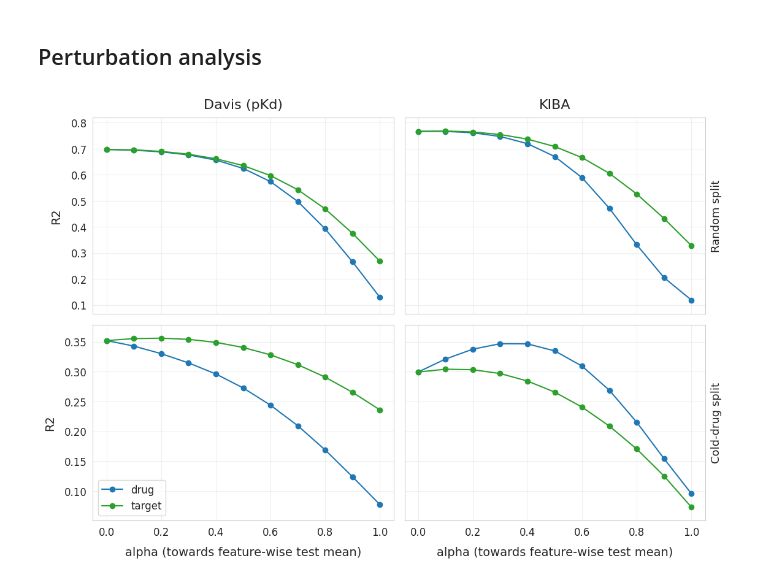
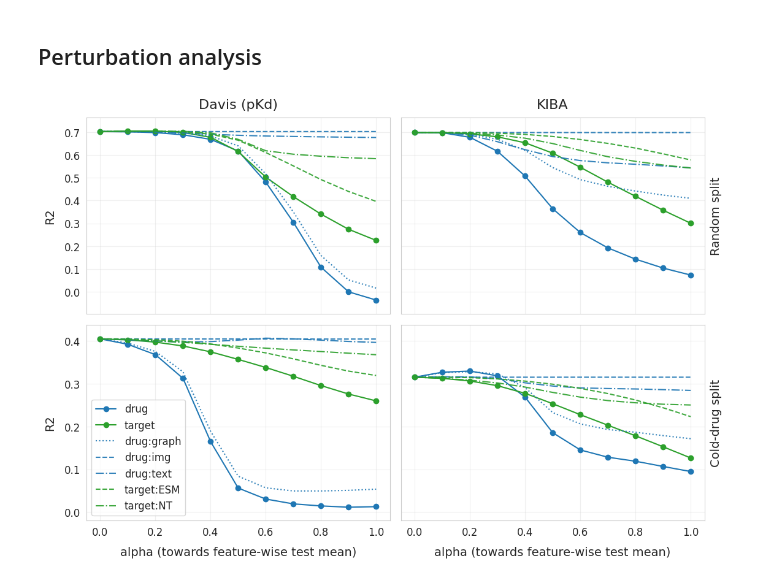
Before and after one commit to robsyc/MB-VAE-DTI, a Jupyter notebook: notebooks/training.ipynb, the cells around one changed output. Drawn from its saved outputs; the diff is of its cells as text; code cells hidden in the pictures.

```diff
--- a/notebooks/training.ipynb
+++ b/notebooks/training.ipynb
@@ -174,6 +174,6 @@ Molecule SMILES: C.C.CC.cc1CC(C)(o(c)CC)=n234c(-n(c)n)-c(c-2O3)n-12Oc-2(c)(c)c-4
 # %%
 from mb_vae_dti.validating.analysis import plot_perturbation_overview
 
-plot = plot_perturbation_overview(model='baseline', metric='r2')
+plot = plot_perturbation_overview(model='multi_modal', metric='r2')
 # %% [output]
-[figure, old version]
+[figure, new version]
```
Also changed, not shown: 15 other files.
